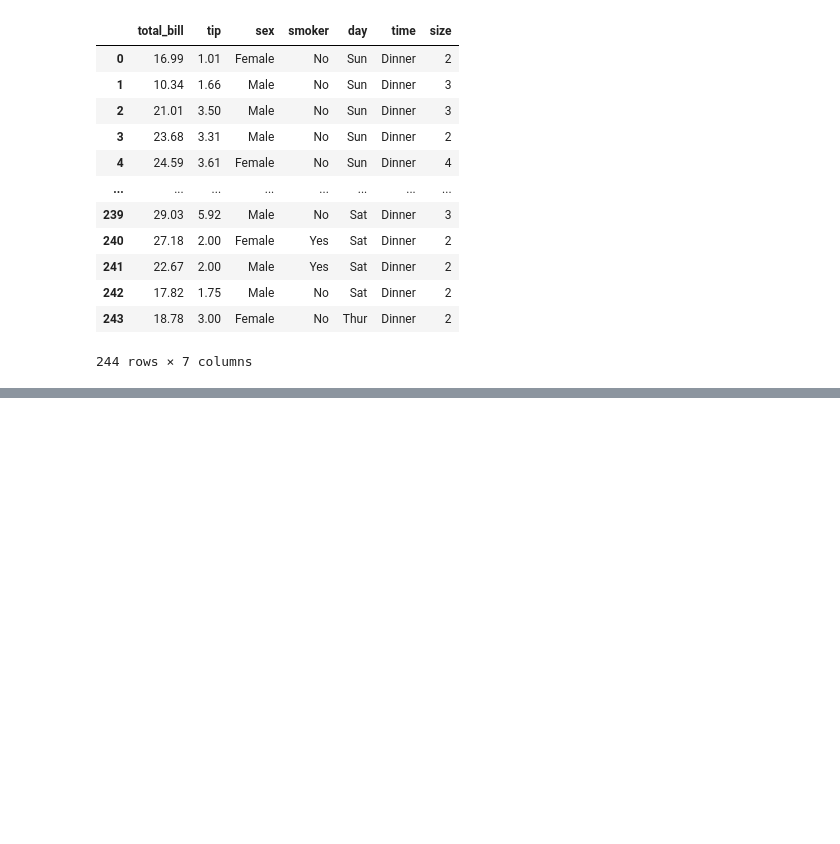
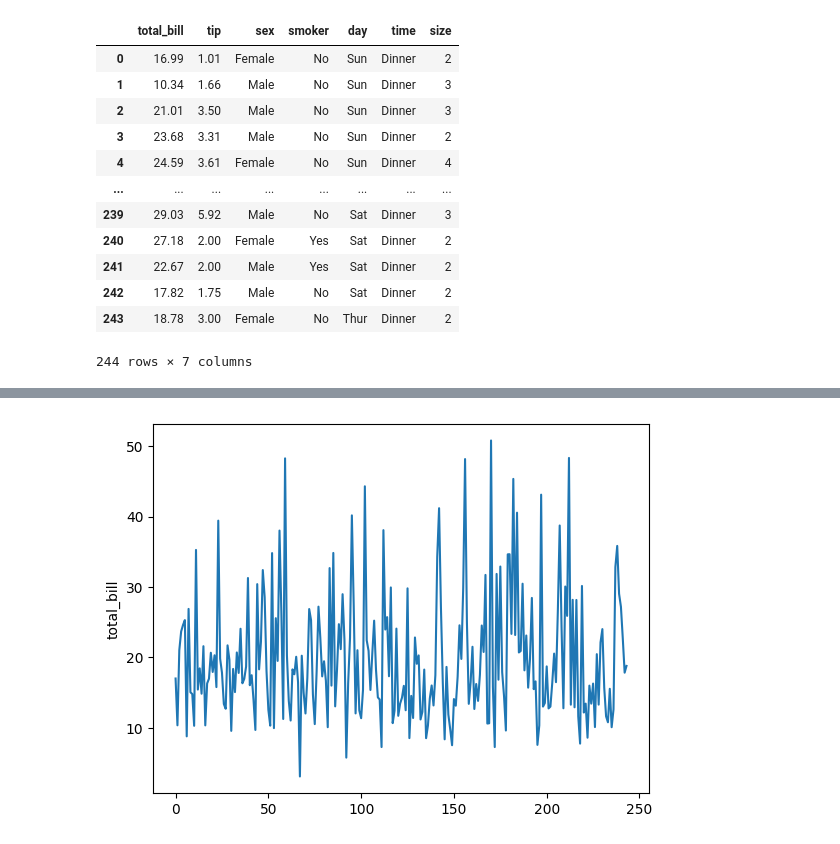
Before and after one commit to priyashekhawat/SITP-12-Th-may-, a Jupyter notebook: Seaborn/basicsea.ipynb, the cells around one changed output, grey strips where cells are left out. Cells and saved outputs as stored; diff of their text form; code cells hidden in the pictures; blank space fills up the shorter version.

```diff
--- a/Seaborn/basicsea.ipynb
+++ b/Seaborn/basicsea.ipynb
@@ -93,0 +99,5 @@ data
+# %%
+sns.lineplot(data['total_bill'])
+plt.show()
+# %% [output]
+[figure, added]
```
Also changed, not shown: parts of 21 cells of this notebook.
